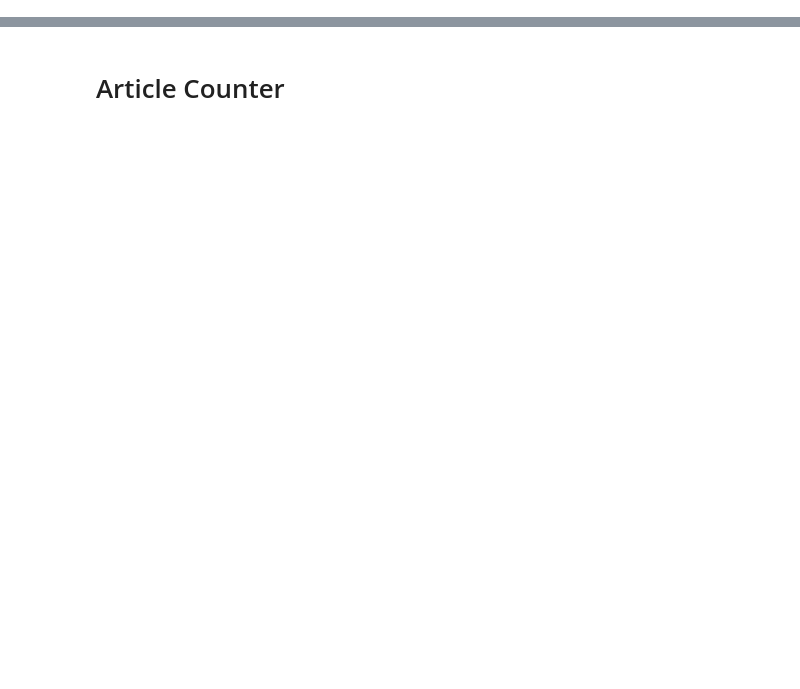
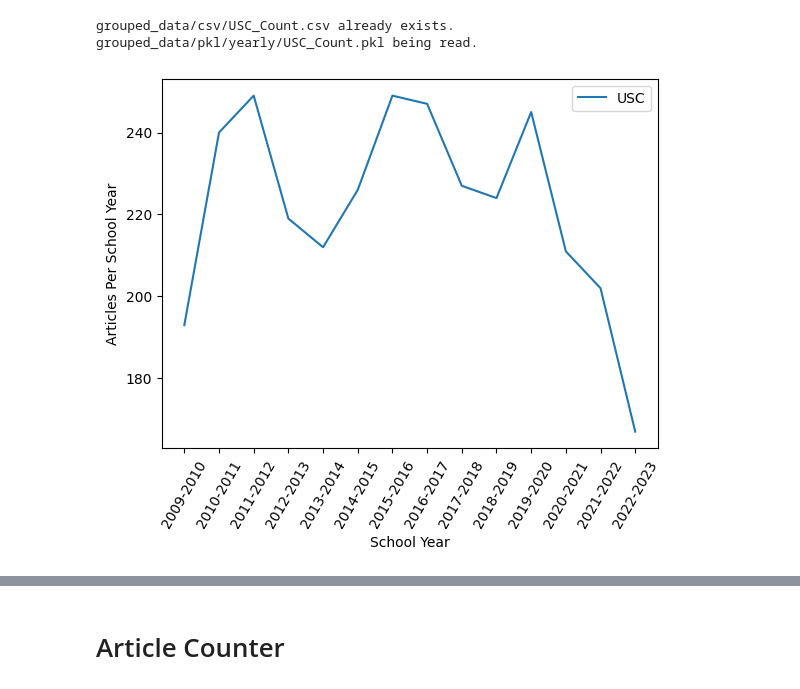
Before and after one commit to aLehav/Olami, a Jupyter notebook: AllSchools.ipynb, the cells around one changed output, grey strips where cells are left out. Saved outputs shown, nothing was run; the diff lists cells and outputs as text; code cells hidden in the pictures; blank space fills up the shorter version.

Commit message:
AllSchools updated, code added, rearranged

```diff
--- a/AllSchools.ipynb
+++ b/AllSchools.ipynb
@@ -0,0 +13,22 @@
+# %%
+# Hyperparameters to Modify
+school_name = 'USC'
+time_slice = 'yearly'
+
+from helpers.graphers import grapher
+from helpers.queries import one_query
+
+school_names = [school_name]
+save_pattern = '_'.join(school_names)+'_'+'Count'
+grapher(school_names=school_names,
+        pipeline=[],
+        query=one_query,
+        y_label=f"Articles Per School Year",
+        data_path="grouped_data",
+        data_name=save_pattern,
+        time_slice=time_slice,
+        img_path=f"figures/{school_name}/{save_pattern}_{time_slice}.png")
+# %% [output]
+grouped_data/csv/USC_Count.csv already exists.
+grouped_data/pkl/yearly/USC_Count.pkl being read.
+[figure, added]
```
Also changed, not shown: parts of 11 cells of this notebook, 21 other files.
